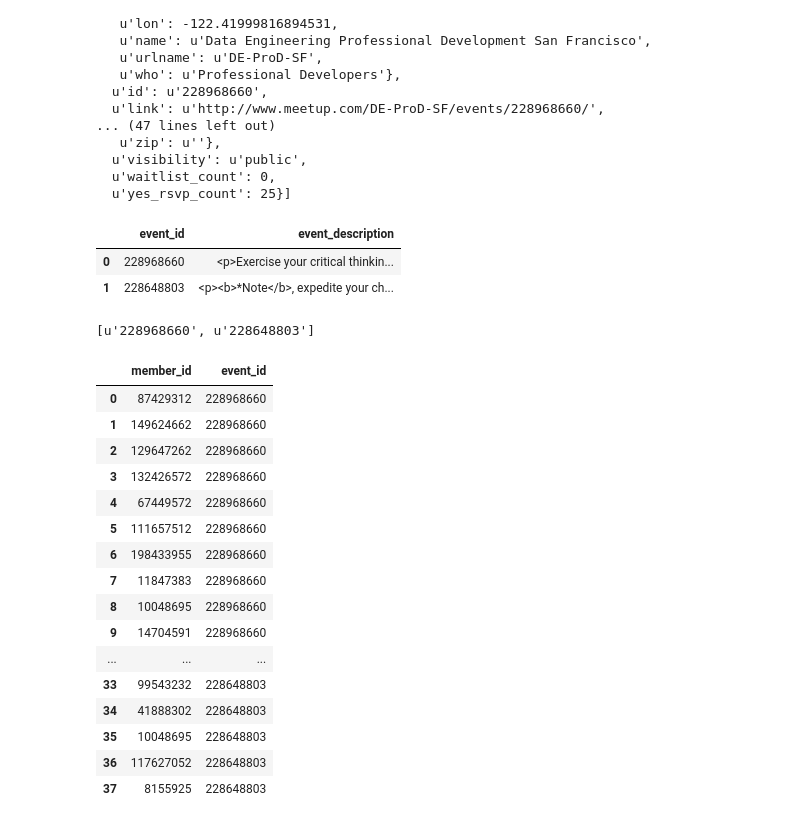
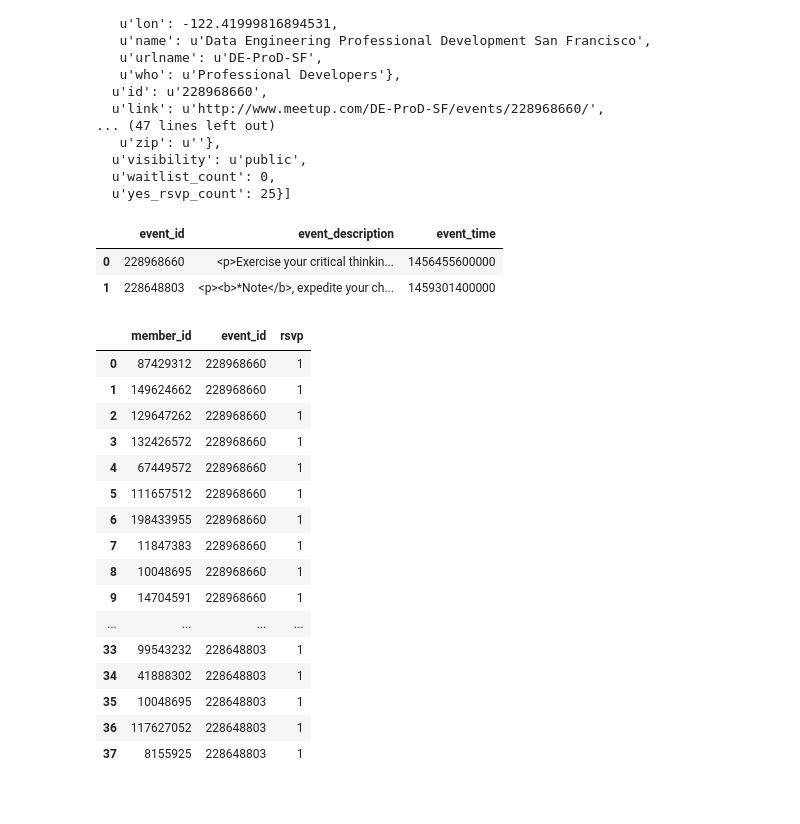
Before and after one commit to b-flat/meetup, a Jupyter notebook: Data.ipynb, the cells around one changed output. Drawn from its saved outputs; the diff is of its cells as text; code cells hidden in the pictures.

Commit message:
data

```diff
--- a/Data.ipynb
+++ b/Data.ipynb
@@ -48,11 +48,13 @@ def query_events():
 
     event_id = []
     event_description= []
+    event_time = []
     for event in get_events(urlname):
         event_id.append(event['id'])
         event_description.append(event['description'])
+        event_time.append(event['time'])
 
-    return event_id, event_description
+    return event_id, event_description, event_time
 
 # events_ids = [''.join(event['id']) for event in events]
 # print events_ids
@@ -60,55 +62,51 @@ def query_events():
 # events_descriptions = [event['description'] for event in events]
 # print events_descriptions
 
-event_id = query_events()[0]
-event_description = query_events()[1]
+event_id, event_description, event_time = query_events()
 
-df_events= pd.DataFrame([event_id, event_description]).T
-df_events.columns = ['event_id', 'event_description']
+df_events= pd.DataFrame([event_id, event_description, event_time]).T
+df_events.columns = ['event_id', 'event_description', 'event_time']
 df_events
 # %% [output]
-|  | event_id | event_description |
-| 0 | 228968660 | <p>Exercise your critical thinkin... |
-| 1 | 228648803 | <p><b>*Note</b>, expedite your ch... |
+|  | event_id | event_description | event_time |
+| 0 | 228968660 | <p>Exercise your critical thinkin... | 1456455600000 |
+| 1 | 228648803 | <p><b>*Note</b>, expedite your ch... | 1459301400000 |
-# %%
-query_events()[0]
-# %% [output]
-[u'228968660', u'228648803']
 # %%
 #get all rsvps for each event
 
 member_id = []
 event_id = []
 
-for i in query_events()[0]:
+for i in event_id:
     rsvps_url = BASE_URL + '/' + urlname +'/events/' + i + '/rsvps'
     params = {'sign':'true','key': API_KEY}
     response = requests.get(rsvps_url, params = params)
     rsvps = response.json()
 
     for rsvp in rsvps:
         member_id.append(rsvp['member']['id'])
         event_id.append(rsvp['event']['id'])
 
 df_rsvps = pd.DataFrame([member_id, event_id]).T
 df_rsvps.columns = ['member_id', 'event_id']
+df_rsvps['rsvp'] = 1
 df_rsvps
 # %% [output]
-|  | member_id | event_id |
-| 0 | 87429312 | 228968660 |
-| 1 | 149624662 | 228968660 |
-| 2 | 129647262 | 228968660 |
-| 3 | 132426572 | 228968660 |
-| 4 | 67449572 | 228968660 |
-| 5 | 111657512 | 228968660 |
-| 6 | 198433955 | 228968660 |
-| 7 | 11847383 | 228968660 |
-| 8 | 10048695 | 228968660 |
-| 9 | 14704591 | 228968660 |
-| ... | ... | ... |
-| 33 | 99543232 | 228648803 |
-| 34 | 41888302 | 228648803 |
-| 35 | 10048695 | 228648803 |
-| 36 | 117627052 | 228648803 |
-| 37 | 8155925 | 228648803 |
+|  | member_id | event_id | rsvp |
+| 0 | 87429312 | 228968660 | 1 |
+| 1 | 149624662 | 228968660 | 1 |
+| 2 | 129647262 | 228968660 | 1 |
+| 3 | 132426572 | 228968660 | 1 |
+| 4 | 67449572 | 228968660 | 1 |
+| 5 | 111657512 | 228968660 | 1 |
+| 6 | 198433955 | 228968660 | 1 |
+| 7 | 11847383 | 228968660 | 1 |
+| 8 | 10048695 | 228968660 | 1 |
+| 9 | 14704591 | 228968660 | 1 |
+| ... | ... | ... | ... |
+| 33 | 99543232 | 228648803 | 1 |
+| 34 | 41888302 | 228648803 | 1 |
+| 35 | 10048695 | 228648803 | 1 |
+| 36 | 117627052 | 228648803 | 1 |
+| 37 | 8155925 | 228648803 | 1 |
 # %%
```
Also changed, not shown: parts of 11 cells of this notebook.
